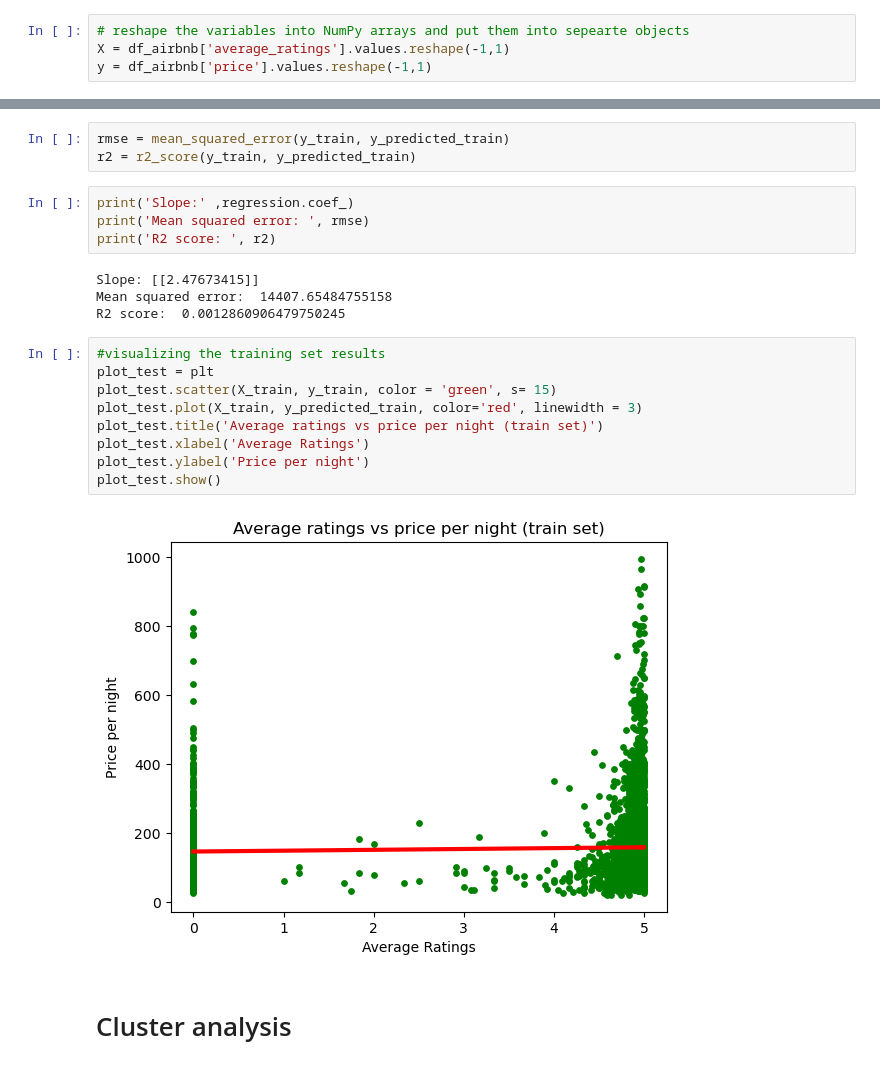
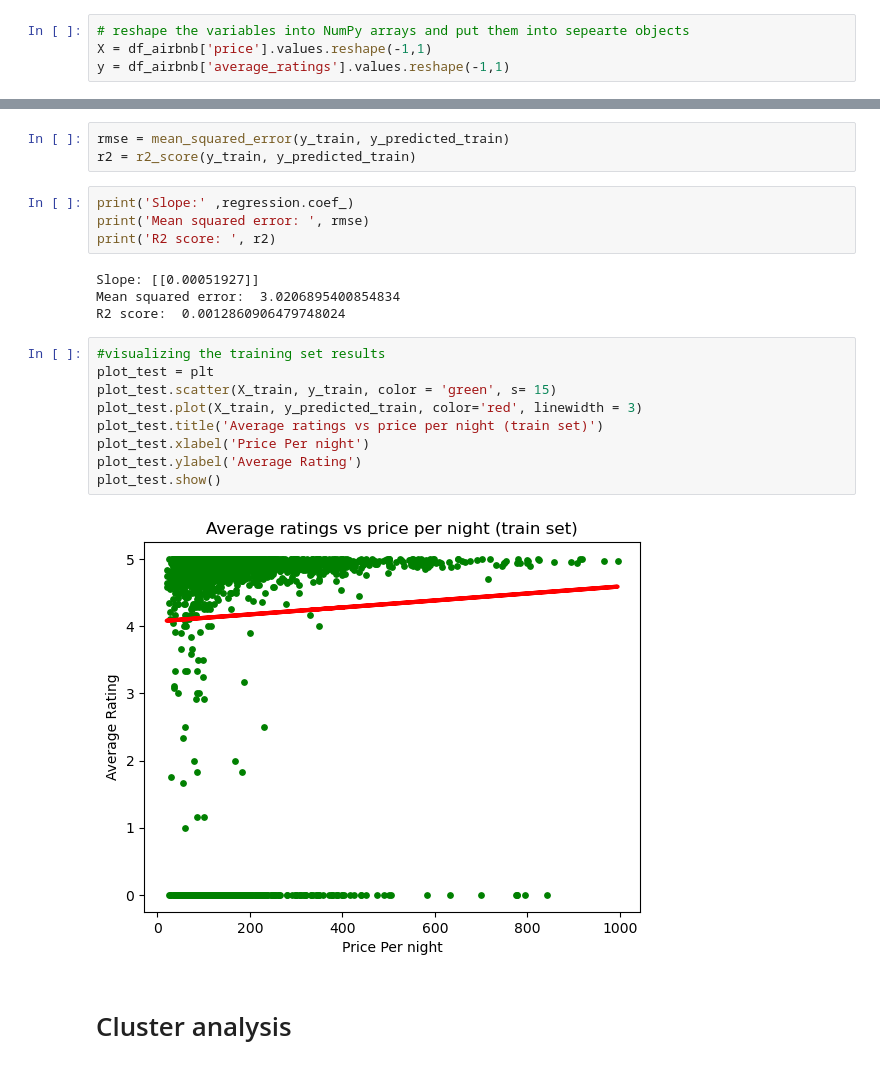
Before and after one commit to GrimlyScarlett/Denver-Airbnb-Analysis, a Jupyter notebook: Scripts/6.7 BNB final analysis.ipynb, the cells around one changed output, grey strips where cells are left out. Saved outputs shown, nothing was run; the diff lists cells and outputs as text.

```diff
--- a/Scripts/6.7 BNB final analysis.ipynb
+++ b/Scripts/6.7 BNB final analysis.ipynb
@@ -87,7 +87,7 @@ plt.show()
 # %%
 # reshape the variables into NumPy arrays and put them into sepearte objects
-X = df_airbnb['average_ratings'].values.reshape(-1,1)
-y = df_airbnb['price'].values.reshape(-1,1)
+X = df_airbnb['price'].values.reshape(-1,1)
+y = df_airbnb['average_ratings'].values.reshape(-1,1)
 # %%
 #splitting data into training set and test set
 X_train, X_test, y_train, y_test = train_test_split(X, y, test_size=0.3, random_state=0)
@@ -171,20 +171,20 @@ print('Slope:' ,regression.coef_)
 print('Mean squared error: ', rmse)
 print('R2 score: ', r2)
 # %% [output]
-Slope: [[2.47673415]]
-Mean squared error:  14407.65484755158
-R2 score:  0.0012860906479750245
+Slope: [[0.00051927]]
+Mean squared error:  3.0206895400854834
+R2 score:  0.0012860906479748024
 # %%
 #visualizing the training set results
 plot_test = plt
 plot_test.scatter(X_train, y_train, color = 'green', s= 15)
 plot_test.plot(X_train, y_predicted_train, color='red', linewidth = 3)
 plot_test.title('Average ratings vs price per night (train set)')
-plot_test.xlabel('Average Ratings')
-plot_test.ylabel('Price per night')
+plot_test.xlabel('Price Per night')
+plot_test.ylabel('Average Rating')
 plot_test.show()
 # %% [output]
-[figure, old version]
+[figure, new version]
 # %% [markdown]
 # Cluster analysis
 # %%
```
Also changed, not shown: parts of 5 cells of this notebook.
